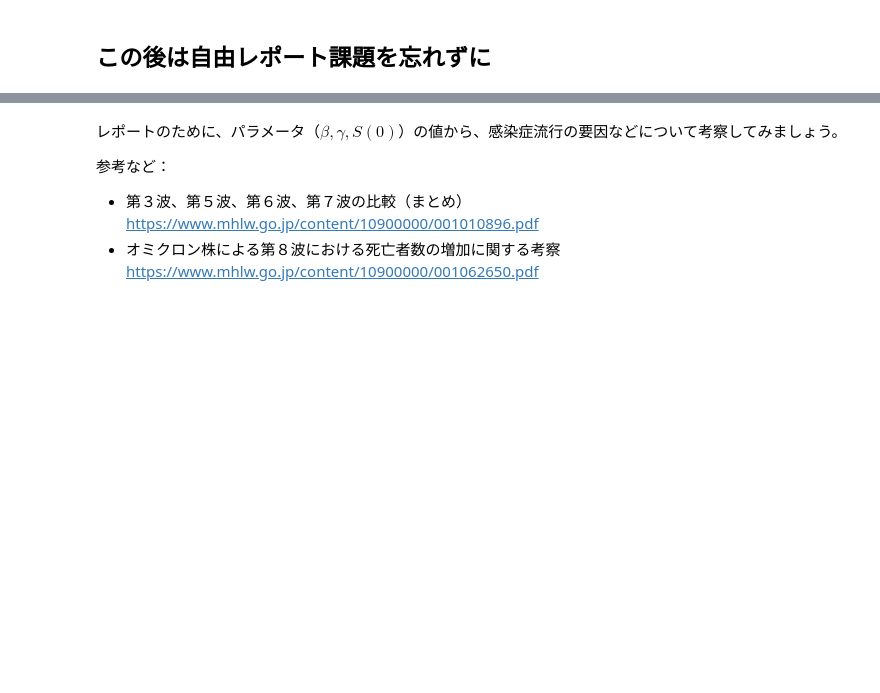
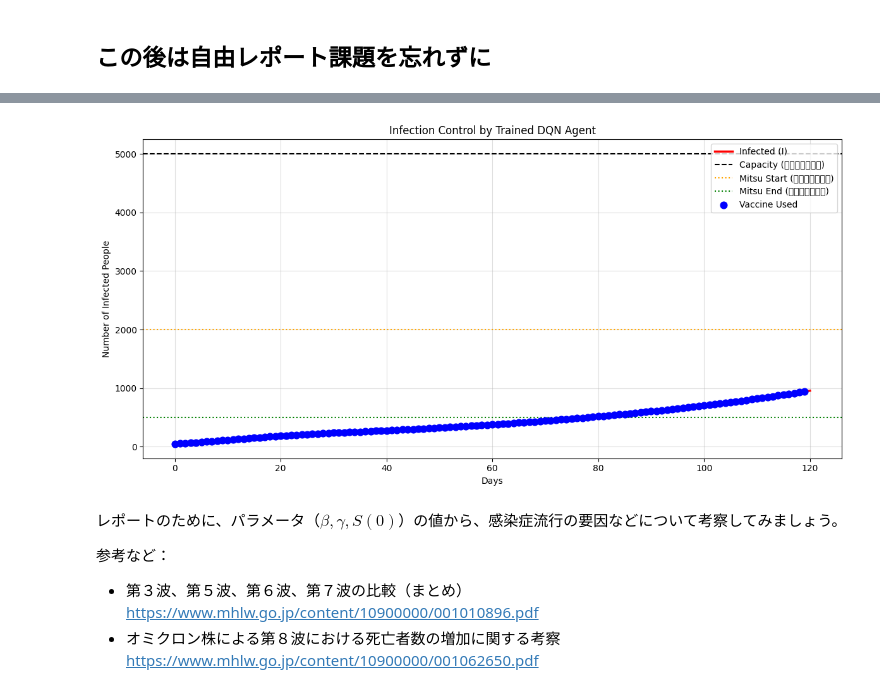
Before and after one commit to jellYTM/SIR-model-and-policy-agent, a Jupyter notebook: sir.ipynb, the cells around one changed output, grey strips where cells are left out. Drawn from its saved outputs; the diff is of its cells as text; code cells hidden in the pictures; blank space fills up the shorter version.

```diff
--- a/sir.ipynb
+++ b/sir.ipynb
@@ -683,0 +680,98 @@ Episode: 300/300, Score: -10118.0, Epsilon: 0.223
+# %%
+# ==========================================
+# 5. 学習済みエージェントによるテスト実行と結果の可視化
+# ==========================================
+import matplotlib.pyplot as plt
+
+# テスト実行のため、ランダム探索をオフにする（100%学んだ知識で行動する）
+agent.epsilon = 0.0
+
+# 環境の初期化
+state = env.reset()
+state = np.reshape(state, [1, env.state_size])
+
+# 記録用のリスト
+history_I = [env.I]
+history_S = [env.S]
+history_R = [env.R]
+history_mitsu = [env.is_mitsu_active]
+history_actions = []
+
+total_reward = 0
+
+print("学習済みモデルによるシミュレーションを開始します...")
+
+while True:
+    # 最適な行動を予測（モデルからQ値を出し、最大のものを選択）
+    q_values = agent.model.predict(state, verbose=0)
+    action = np.argmax(q_values[0])
+    history_actions.append(action)
+
+    # 選択した行動で環境を1日進める
+    next_state, reward, done = env.step(action)
+    next_state = np.reshape(next_state, [1, env.state_size])
+
+    state = next_state
+    total_reward += reward
+
+    # ログを記録
+    history_I.append(env.I)
+    history_S.append(env.S)
+    history_R.append(env.R)
+    history_mitsu.append(env.is_mitsu_active)
+
+    if done:
+        break
+
+print(f"シミュレーション完了！ 最終的な獲得報酬: {total_reward:.1f}")
+
+# ==========================================
+# グラフの描画
+# ==========================================
+fig, ax1 = plt.subplots(figsize=(12, 6))
+
+# 1. 感染者数 (I) の推移をプロット
+ax1.plot(history_I, label='Infected (I)', color='red', linewidth=2.5)
+
+# 2. 医療崩壊ラインや閾値のガイドライン
+ax1.axhline(y=CONFIG['Capacity'], color='black', linestyle='--', linewidth=1.5, label='Capacity (医療崩壊ライン)')
+ax1.axhline(y=CONFIG['Threshold_start'], color='orange', linestyle=':', linewidth=1.5, label='Mitsu Start (密コマンド可能)')
+ax1.axhline(y=CONFIG['Threshold_end'], color='green', linestyle=':', linewidth=1.5, label='Mitsu End (密コマンド解除)')
+
+# 3. 「密です」コマンド発動期間の背景をグレーで塗りつぶす
+mitsu_active = False
+start_idx = 0
+added_mitsu_label = False
+
+for i, mitsu in enumerate(history_mitsu):
+    if mitsu == 1.0 and not mitsu_active:
+        start_idx = i
+        mitsu_active = True
+    elif mitsu == 0.0 and mitsu_active:
+        label = 'Mitsu Command Active' if not added_mitsu_label else ""
+        ax1.axvspan(start_idx, i, color='gray', alpha=0.3, label=label)
+        added_mitsu_label = True
+        mitsu_active = False
+
+# 最終日まで発動し続けていた場合の処理
+if mitsu_active:
+    label = 'Mitsu Command Active' if not added_mitsu_label else ""
+    ax1.axvspan(start_idx, len(history_mitsu)-1, color='gray', alpha=0.3, label=label)
+
+# 4. 「ワクチン」を使用したタイミングに青いドットを打つ
+vaccine_days = [i for i, a in enumerate(history_actions) if a == 2]
+vaccine_I = [history_I[i] for i in vaccine_days]
+if vaccine_days:
+    ax1.scatter(vaccine_days, vaccine_I, color='blue', s=60, zorder=5, label='Vaccine Used')
+
+# グラフの装飾
+ax1.set_xlabel('Days')
+ax1.set_ylabel('Number of Infected People')
+ax1.set_title('Infection Control by Trained DQN Agent')
+ax1.legend(loc='upper right')
+plt.grid(True, alpha=0.4)
+plt.tight_layout()
+
+# 表示
+plt.show()
+# %% [output]
@@ -684,3 +780,4 @@ Episode: 300/300, Score: -10118.0, Epsilon: 0.223
+[figure, added]
 # %% [markdown]
 レポートのために、パラメータ（$\beta, \gamma, S(0)$）の値から、感染症流行の要因などについて考察してみましょう。
 
```
Also changed, not shown: parts of 2 cells of this notebook.
